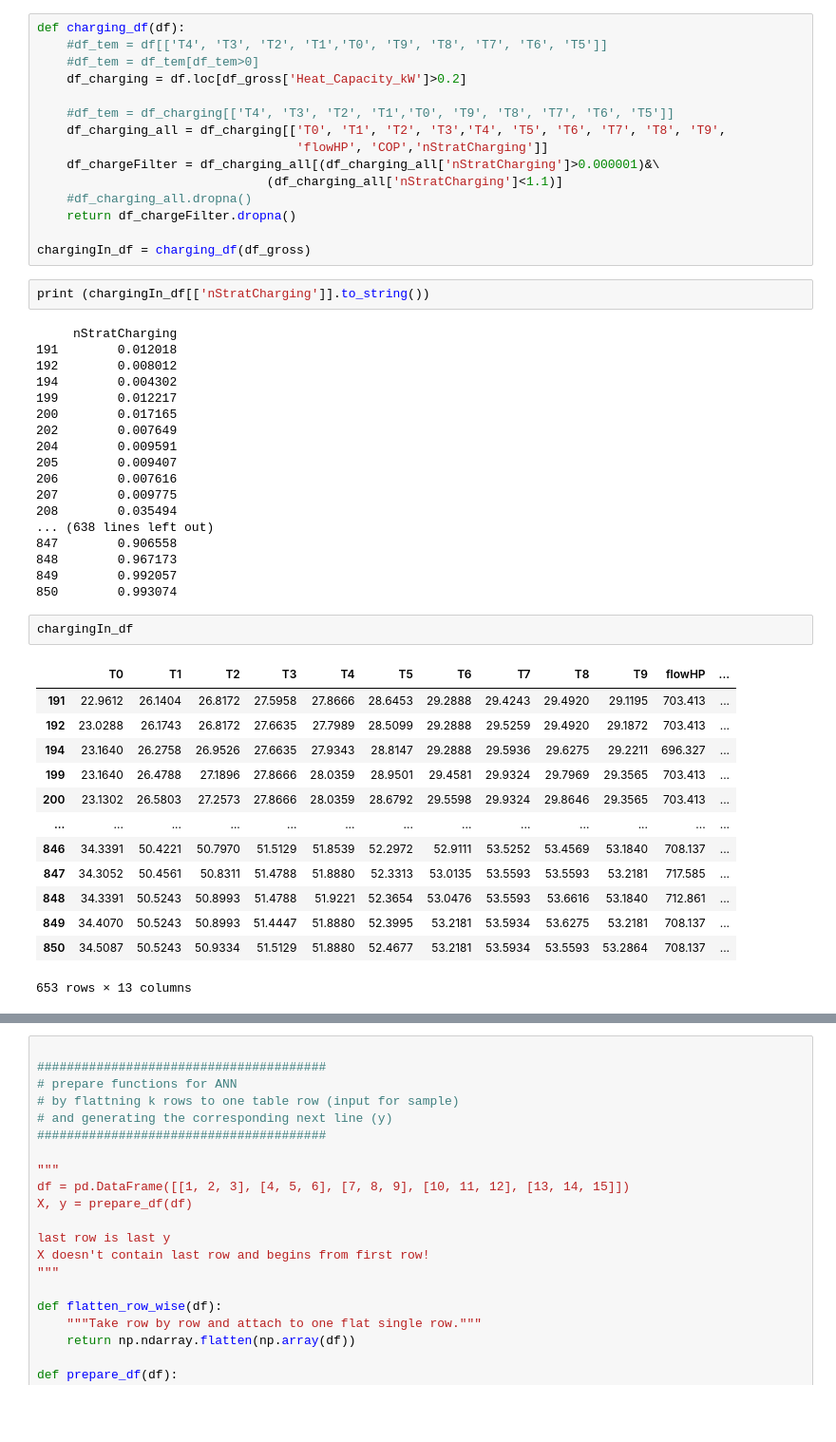
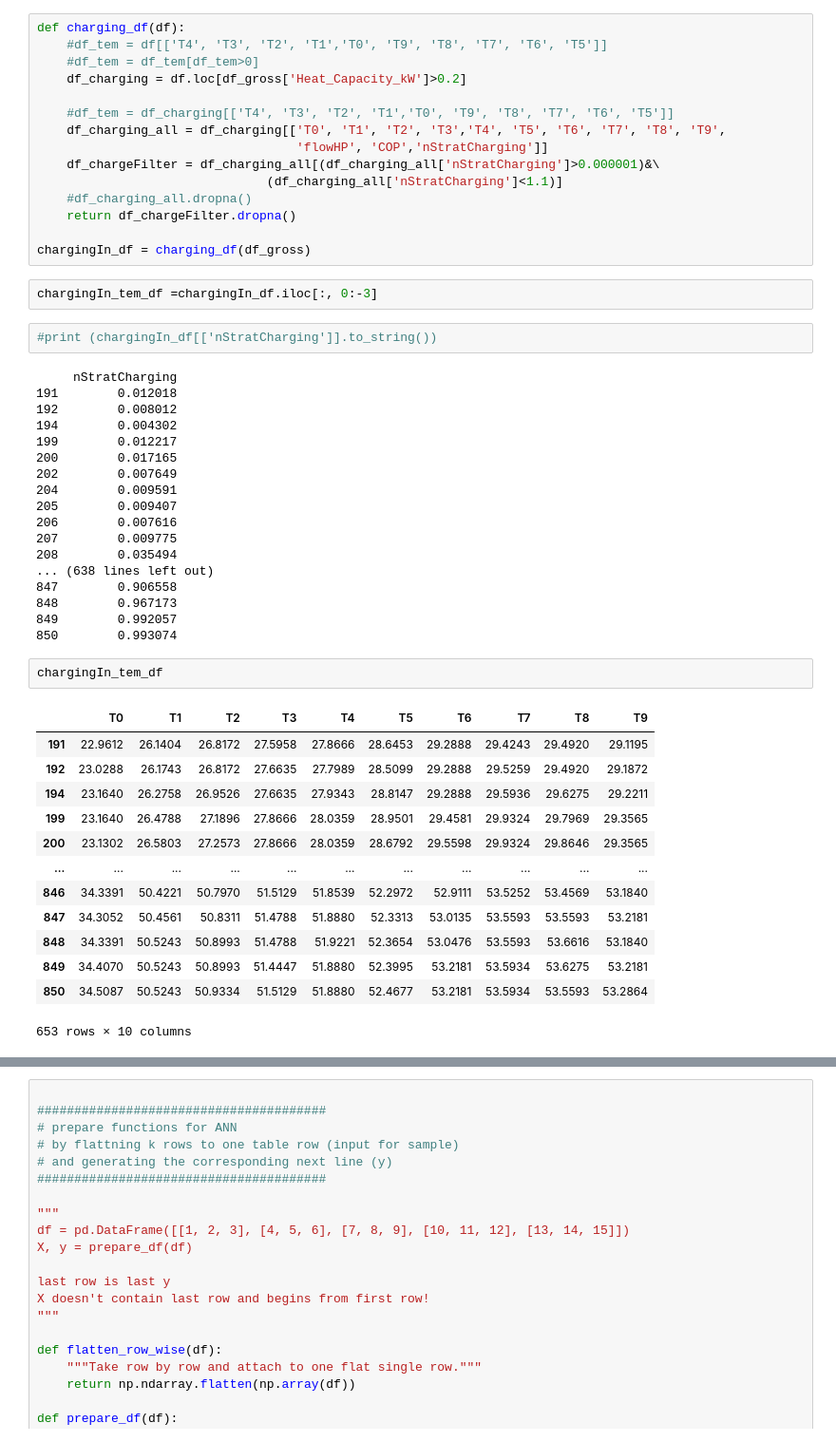
Before and after one commit to yogenderPalChandra/jospehus_DL, a Jupyter notebook: dl_new.ipynb, the cells around one changed output, grey strips where cells are left out. Shown at 95% size. Drawn from its saved outputs; the diff is of its cells as text; blank space fills up the shorter version.

```diff
--- a/dl_new.ipynb
+++ b/dl_new.ipynb
@@ -108,8 +150,10 @@ def charging_df(df):
     return df_chargeFilter.dropna()
 
 chargingIn_df = charging_df(df_gross)
+# %%
+chargingIn_tem_df =chargingIn_df.iloc[:, 0:-3]
 # %%
-print (chargingIn_df[['nStratCharging']].to_string())
+#print (chargingIn_df[['nStratCharging']].to_string())
 # %% [output]
      nStratCharging
 191        0.012018
@@ -128,22 +172,22 @@ print (chargingIn_df[['nStratCharging']].to_string())
 848        0.967173
 849        0.992057
 850        0.993074
-# %%
-chargingIn_df
-# %% [output]
-|  | T0 | T1 | T2 | T3 | T4 | T5 | T6 | T7 | T8 | T9 | flowHP | ... |
-| 191 | 22.9612 | 26.1404 | 26.8172 | 27.5958 | 27.8666 | 28.6453 | 29.2888 | 29.4243 | 29.4920 | 29.1195 | 703.413 | ... |
-| 192 | 23.0288 | 26.1743 | 26.8172 | 27.6635 | 27.7989 | 28.5099 | 29.2888 | 29.5259 | 29.4920 | 29.1872 | 703.413 | ... |
-| 194 | 23.1640 | 26.2758 | 26.9526 | 27.6635 | 27.9343 | 28.8147 | 29.2888 | 29.5936 | 29.6275 | 29.2211 | 696.327 | ... |
-| 199 | 23.1640 | 26.4788 | 27.1896 | 27.8666 | 28.0359 | 28.9501 | 29.4581 | 29.9324 | 29.7969 | 29.3565 | 703.413 | ... |
-| 200 | 23.1302 | 26.5803 | 27.2573 | 27.8666 | 28.0359 | 28.6792 | 29.5598 | 29.9324 | 29.8646 | 29.3565 | 703.413 | ... |
-| ... | ... | ... | ... | ... | ... | ... | ... | ... | ... | ... | ... | ... |
-| 846 | 34.3391 | 50.4221 | 50.7970 | 51.5129 | 51.8539 | 52.2972 | 52.9111 | 53.5252 | 53.4569 | 53.1840 | 708.137 | ... |
-| 847 | 34.3052 | 50.4561 | 50.8311 | 51.4788 | 51.8880 | 52.3313 | 53.0135 | 53.5593 | 53.5593 | 53.2181 | 717.585 | ... |
-| 848 | 34.3391 | 50.5243 | 50.8993 | 51.4788 | 51.9221 | 52.3654 | 53.0476 | 53.5593 | 53.6616 | 53.1840 | 712.861 | ... |
-| 849 | 34.4070 | 50.5243 | 50.8993 | 51.4447 | 51.8880 | 52.3995 | 53.2181 | 53.5934 | 53.6275 | 53.2181 | 708.137 | ... |
-| 850 | 34.5087 | 50.5243 | 50.9334 | 51.5129 | 51.8880 | 52.4677 | 53.2181 | 53.5934 | 53.5593 | 53.2864 | 708.137 | ... |
-653 rows × 13 columns
+# %%
+chargingIn_tem_df
+# %% [output]
+|  | T0 | T1 | T2 | T3 | T4 | T5 | T6 | T7 | T8 | T9 |
+| 191 | 22.9612 | 26.1404 | 26.8172 | 27.5958 | 27.8666 | 28.6453 | 29.2888 | 29.4243 | 29.4920 | 29.1195 |
+| 192 | 23.0288 | 26.1743 | 26.8172 | 27.6635 | 27.7989 | 28.5099 | 29.2888 | 29.5259 | 29.4920 | 29.1872 |
+| 194 | 23.1640 | 26.2758 | 26.9526 | 27.6635 | 27.9343 | 28.8147 | 29.2888 | 29.5936 | 29.6275 | 29.2211 |
+| 199 | 23.1640 | 26.4788 | 27.1896 | 27.8666 | 28.0359 | 28.9501 | 29.4581 | 29.9324 | 29.7969 | 29.3565 |
+| 200 | 23.1302 | 26.5803 | 27.2573 | 27.8666 | 28.0359 | 28.6792 | 29.5598 | 29.9324 | 29.8646 | 29.3565 |
+| ... | ... | ... | ... | ... | ... | ... | ... | ... | ... | ... |
+| 846 | 34.3391 | 50.4221 | 50.7970 | 51.5129 | 51.8539 | 52.2972 | 52.9111 | 53.5252 | 53.4569 | 53.1840 |
+| 847 | 34.3052 | 50.4561 | 50.8311 | 51.4788 | 51.8880 | 52.3313 | 53.0135 | 53.5593 | 53.5593 | 53.2181 |
+| 848 | 34.3391 | 50.5243 | 50.8993 | 51.4788 | 51.9221 | 52.3654 | 53.0476 | 53.5593 | 53.6616 | 53.1840 |
+| 849 | 34.4070 | 50.5243 | 50.8993 | 51.4447 | 51.8880 | 52.3995 | 53.2181 | 53.5934 | 53.6275 | 53.2181 |
+| 850 | 34.5087 | 50.5243 | 50.9334 | 51.5129 | 51.8880 | 52.4677 | 53.2181 | 53.5934 | 53.5593 | 53.2864 |
+653 rows × 10 columns
 # %%
 """
 Normalization should be done BEFORE one prepares the data for ANN or LSTM input.
```
Also changed, not shown: parts of 23 cells of this notebook, 20 other files.
